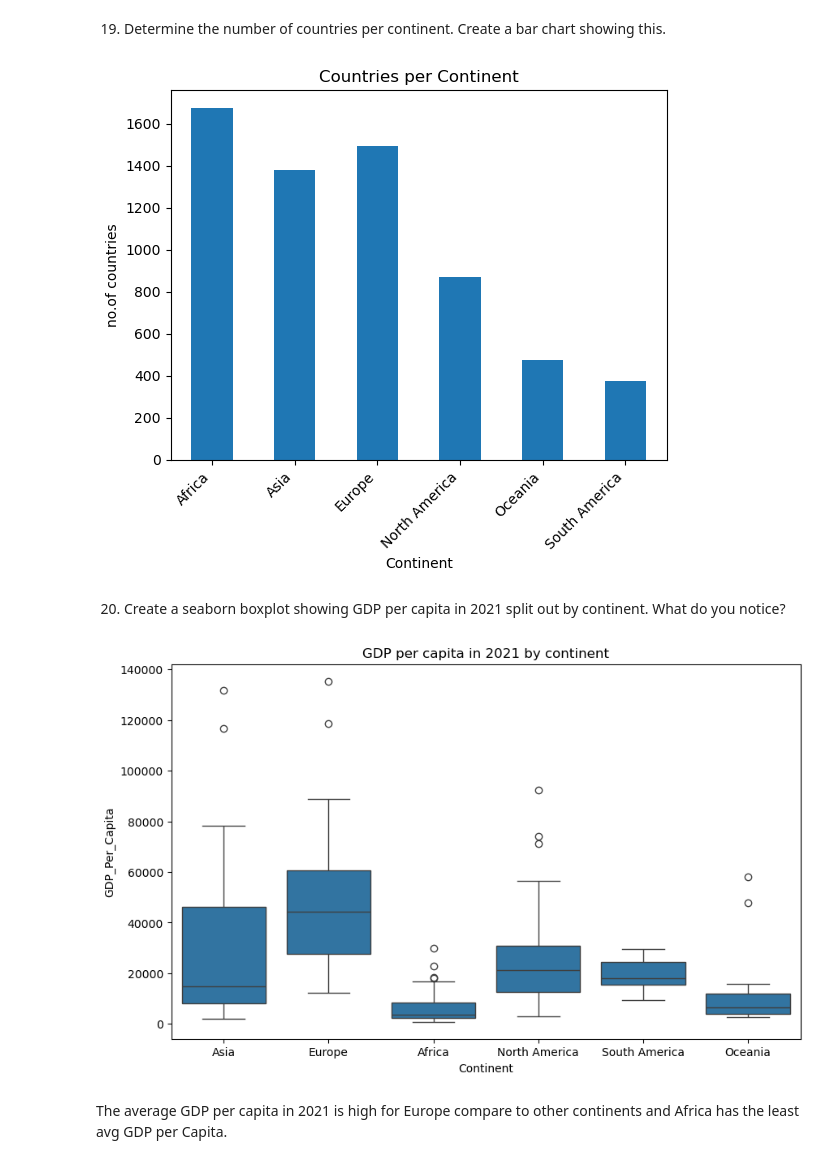
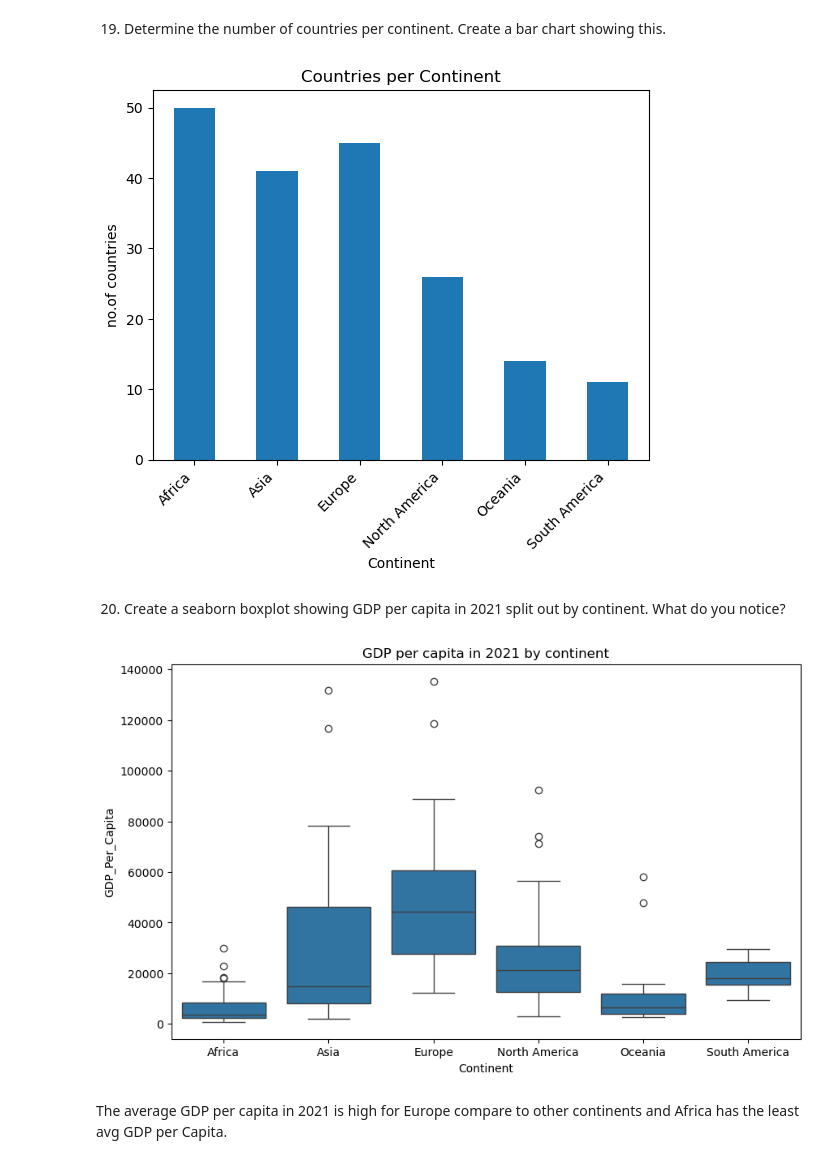
Before and after one commit to nss-data-science-cohort-9/un-exploration-ADoddala, a Jupyter notebook: notebooks/UN_Data_percapita.ipynb, the cells around one changed output. Saved outputs shown, nothing was run; the diff lists cells and outputs as text; code cells hidden in the pictures.

```diff
--- a/notebooks/UN_Data_percapita.ipynb
+++ b/notebooks/UN_Data_percapita.ipynb
@@ -325,21 +323,21 @@ gdp_df#merge-merges two dataframes on the common column
 # %% [markdown]
 19. Determine the number of countries per continent. Create a bar chart showing this.
 # %%
-countries_per_continent = gdp_df.groupby("Continent")["Country"].count()
+countries_per_continent = gdp_df.groupby("Continent")["Country"].nunique() #gdp_df_unique = gdp_df.drop_duplicates(subset=['Continent', 'Country'])
 countries_per_continent.plot(kind ="bar", ylabel ="no.of countries", title = "Countries per Continent")
 plt.xticks(rotation=45, ha='right')
 plt.show();
 # %% [output]
-[figure, old version]
+[figure, new version]
 # %% [markdown]
 20. Create a seaborn boxplot showing GDP per capita in 2021 split out by continent. What do you notice?
 # %%
-gdp_df_2021 = gdp_df[gdp_df["Year"] == "2021"]
+gdp_df_2021 = gdp_df[gdp_df["Year"] == "2021"].sort_values(by="Continent")
 fig, ax = plt.subplots(figsize=(10, 6))
 sns.boxplot(data = gdp_df_2021, x="Continent", y ="GDP_Per_Capita", ax =ax)
 plt.title("GDP per capita in 2021 by continent");
 # %% [output]
-[figure, old version]
+[figure, new version]
 # %% [markdown]
 The average GDP per capita in 2021 is high for Europe compare to other continents and Africa has the least avg GDP per Capita.
 # %% [markdown]
```
Also changed, not shown: parts of 33 cells of this notebook.
